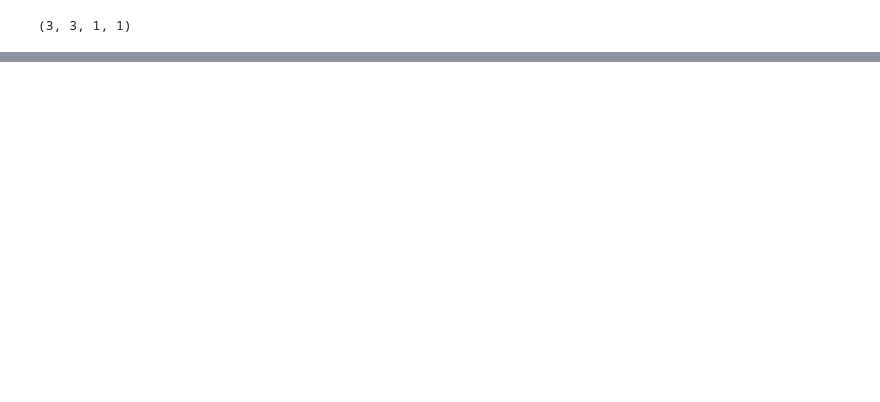
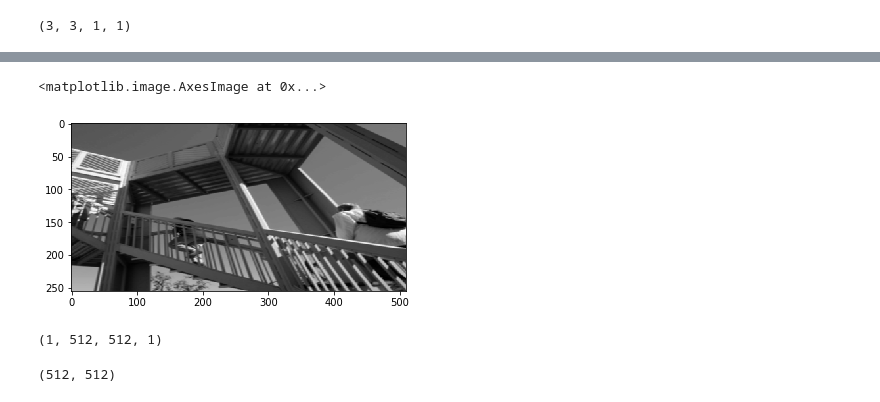
Before and after one commit to lakshmipriya04/DeepLearning, a Jupyter notebook: CNN/cnn.ipynb, the cells around one changed output, grey strips where cells are left out. Drawn from its saved outputs; the diff is of its cells as text; code cells hidden in the pictures; blank space fills up the shorter version.

```diff
--- a/CNN/cnn.ipynb
+++ b/CNN/cnn.ipynb
@@ -518,0 +543,21 @@ weights[0].shape
+# %%
+plt.imshow(img_pred,cmap='gray')
+# %% [output]
+<matplotlib.image.AxesImage at 0x...>
+[figure, added]
+# %%
+# img ll be padded with 0, so we wont loose the px on border
+model = Sequential()
+model.add(Conv2D(1, (3, 3), input_shape=(512, 512, 1), padding='same'))
+model.compile('adam', 'mse')
+
+img_pred_tensor = model.predict(img_tensor)
+
+img_pred_tensor.shape
+# %% [output]
+(1, 512, 512, 1)
+# %%
+img_pred = img_pred_tensor[0,:,:,0]
+img_pred.shape
+# %% [output]
+(512, 512)
```
Also changed, not shown: parts of 38 cells of this notebook, 1 other file.
